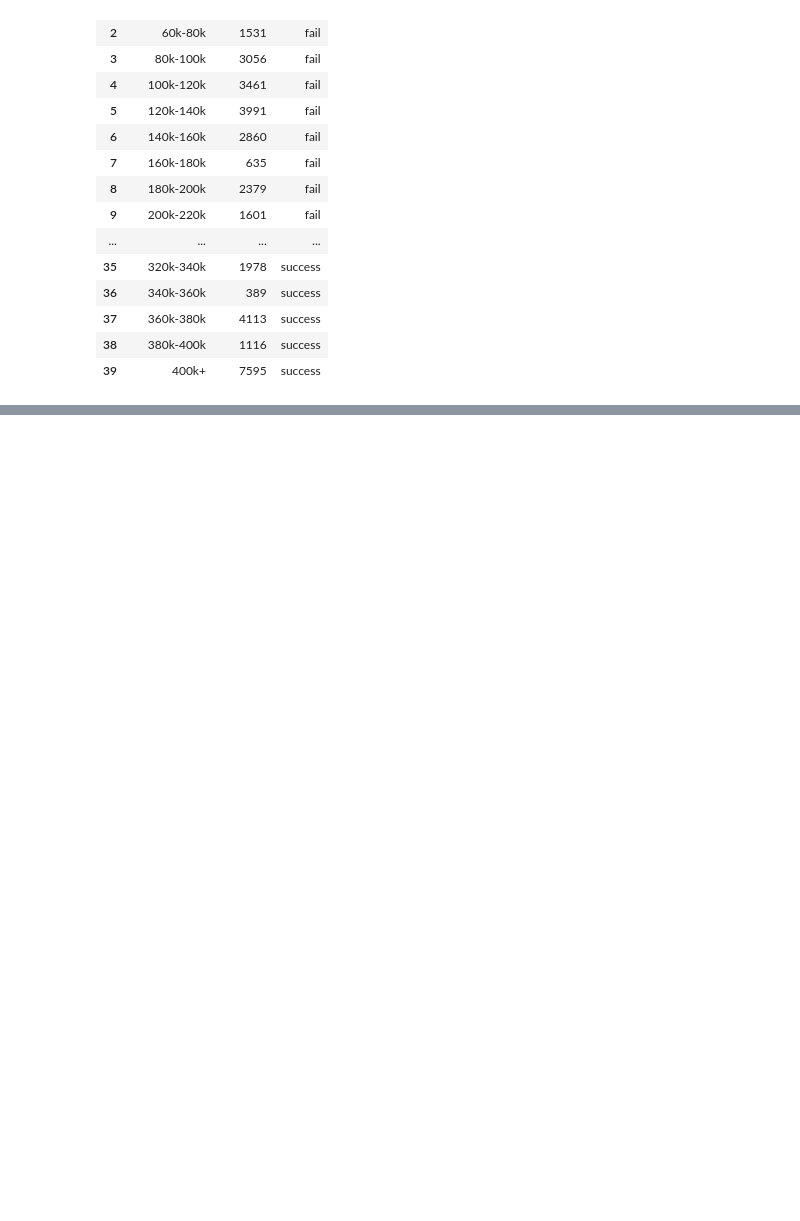
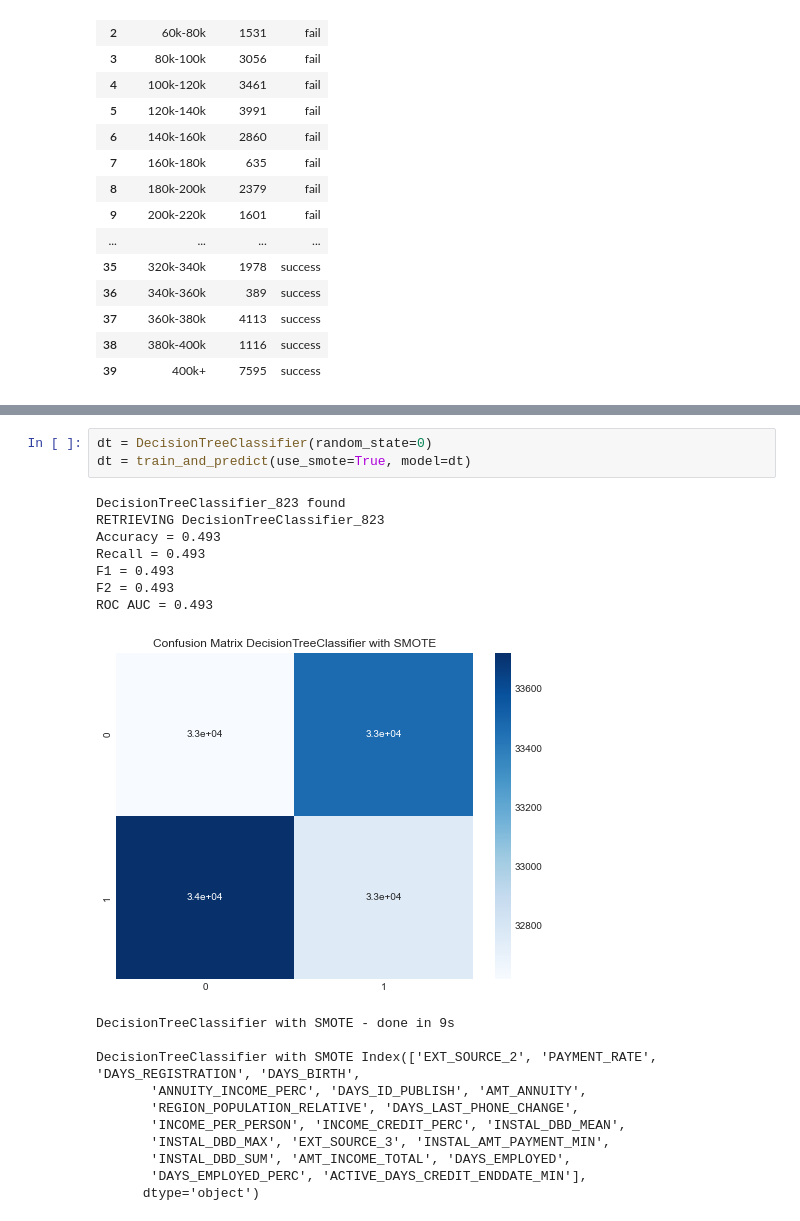
Before and after one commit to dolitham/home-credit, a Jupyter notebook: exploration.ipynb, the cells around one changed output, grey strips where cells are left out. Saved outputs shown, nothing was run; the diff lists cells and outputs as text; blank space fills up the shorter version.

```diff
--- a/exploration.ipynb
+++ b/exploration.ipynb
@@ -297,0 +546,22 @@ to_plot
+# %%
+dt = DecisionTreeClassifier(random_state=0)
+dt = train_and_predict(use_smote=True, model=dt)
+# %% [output]
+DecisionTreeClassifier_823 found
+RETRIEVING DecisionTreeClassifier_823
+Accuracy = 0.493
+Recall = 0.493
+F1 = 0.493
+F2 = 0.493
+ROC AUC = 0.493
+[figure, added]
+DecisionTreeClassifier with SMOTE - done in 9s
+
+DecisionTreeClassifier with SMOTE Index(['EXT_SOURCE_2', 'PAYMENT_RATE', 'DAYS_REGISTRATION', 'DAYS_BIRTH',
+       'ANNUITY_INCOME_PERC', 'DAYS_ID_PUBLISH', 'AMT_ANNUITY',
+       'REGION_POPULATION_RELATIVE', 'DAYS_LAST_PHONE_CHANGE',
+       'INCOME_PER_PERSON', 'INCOME_CREDIT_PERC', 'INSTAL_DBD_MEAN',
+       'INSTAL_DBD_MAX', 'EXT_SOURCE_3', 'INSTAL_AMT_PAYMENT_MIN',
+       'INSTAL_DBD_SUM', 'AMT_INCOME_TOTAL', 'DAYS_EMPLOYED',
+       'DAYS_EMPLOYED_PERC', 'ACTIVE_DAYS_CREDIT_ENDDATE_MIN'],
+      dtype='object')
```
Also changed, not shown: parts of 68 cells of this notebook, 6 other files.
